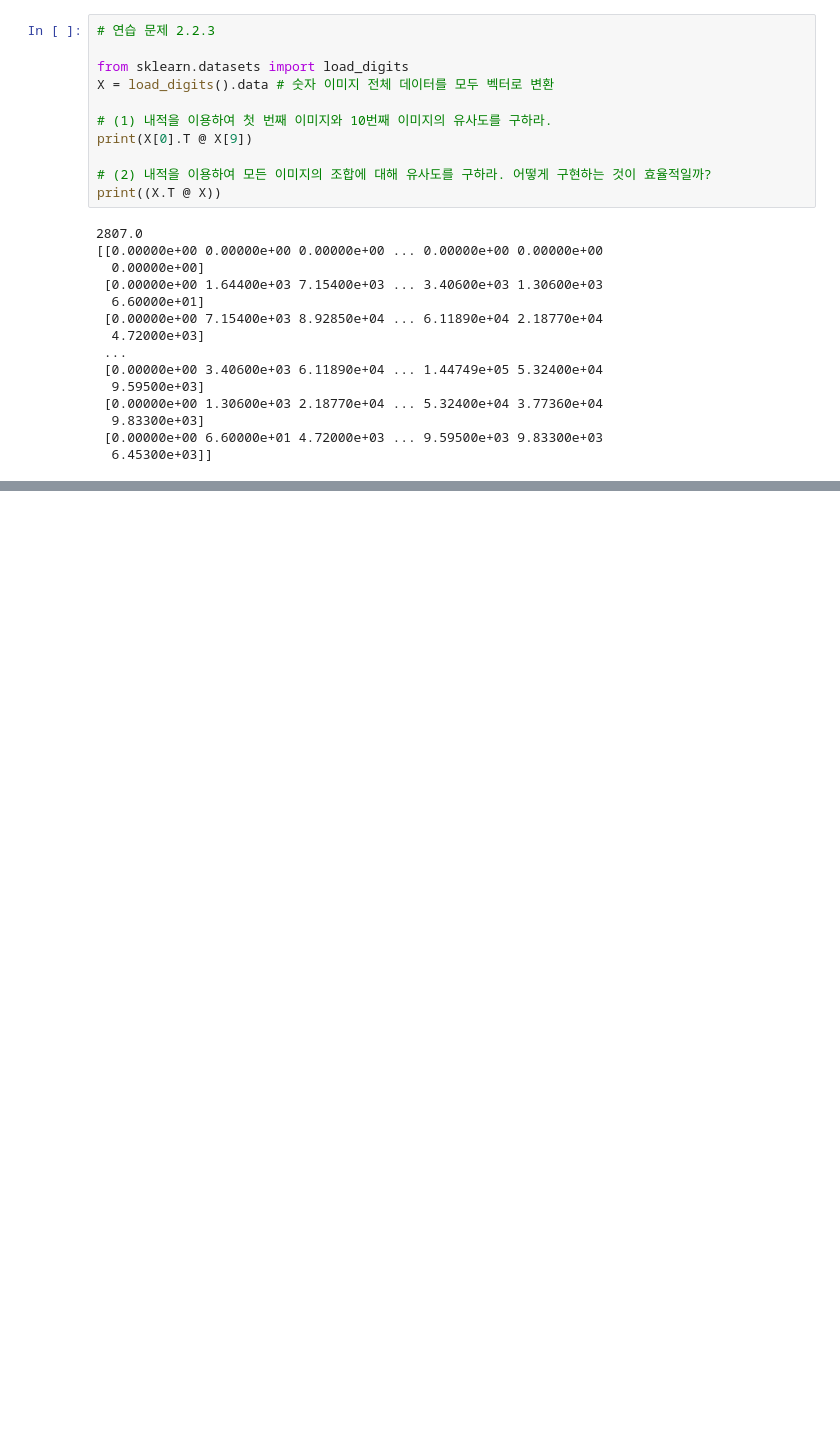
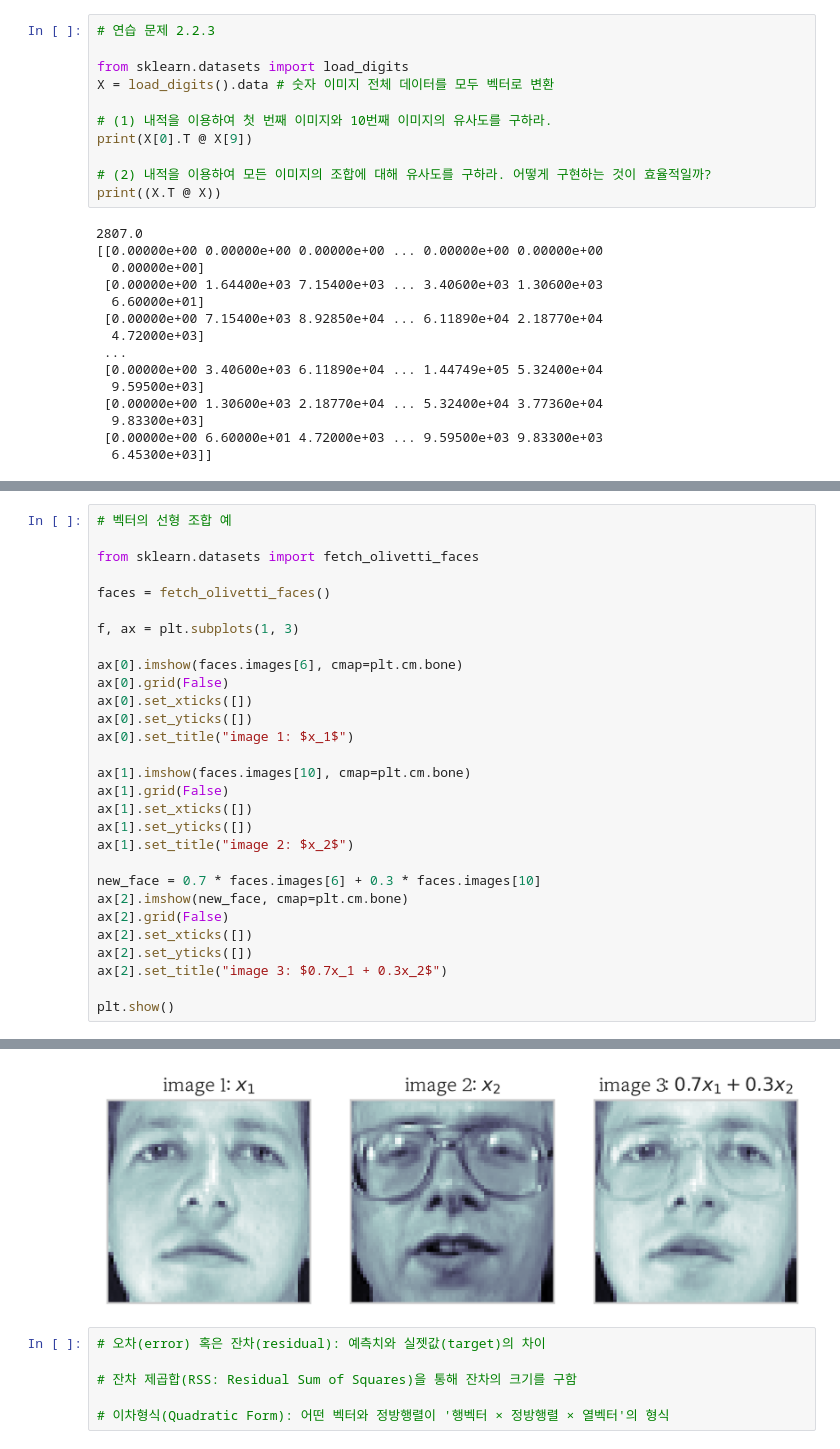
Before and after one commit to webplusangels/machine-learning-study, a Jupyter notebook: 수학/1. 선형대수/1.2 벡터와 행렬의 연산.ipynb, the cells around one changed output, grey strips where cells are left out. Cells and saved outputs as stored; diff of their text form; blank space fills up the shorter version.

```diff
--- a/수학/1. 선형대수/1.2 벡터와 행렬의 연산.ipynb
+++ b/수학/1. 선형대수/1.2 벡터와 행렬의 연산.ipynb
@@ -144,0 +207,30 @@ print((X.T @ X))
+# %%
+# 벡터의 선형 조합 예
+
+from sklearn.datasets import fetch_olivetti_faces
+
+faces = fetch_olivetti_faces()
+
+f, ax = plt.subplots(1, 3)
+
+ax[0].imshow(faces.images[6], cmap=plt.cm.bone)
+ax[0].grid(False)
+ax[0].set_xticks([])
+ax[0].set_yticks([])
+ax[0].set_title("image 1: $x_1$")
+
+ax[1].imshow(faces.images[10], cmap=plt.cm.bone)
+ax[1].grid(False)
+ax[1].set_xticks([])
+ax[1].set_yticks([])
+ax[1].set_title("image 2: $x_2$")
+
+new_face = 0.7 * faces.images[6] + 0.3 * faces.images[10]
+ax[2].imshow(new_face, cmap=plt.cm.bone)
+ax[2].grid(False)
+ax[2].set_xticks([])
+ax[2].set_yticks([])
+ax[2].set_title("image 3: $0.7x_1 + 0.3x_2$")
+
+plt.show()
+# %% [output]
@@ -144,0 +238,7 @@ print((X.T @ X))
+[figure, added]
+# %%
+# 오차(error) 혹은 잔차(residual): 예측치와 실젯값(target)의 차이
+
+# 잔차 제곱합(RSS: Residual Sum of Squares)을 통해 잔차의 크기를 구함
+
+# 이차형식(Quadratic Form): 어떤 벡터와 정방행렬이 '행벡터 × 정방행렬 × 열벡터'의 형식
```
Also changed, not shown: parts of 5 cells of this notebook, 1 other file.
